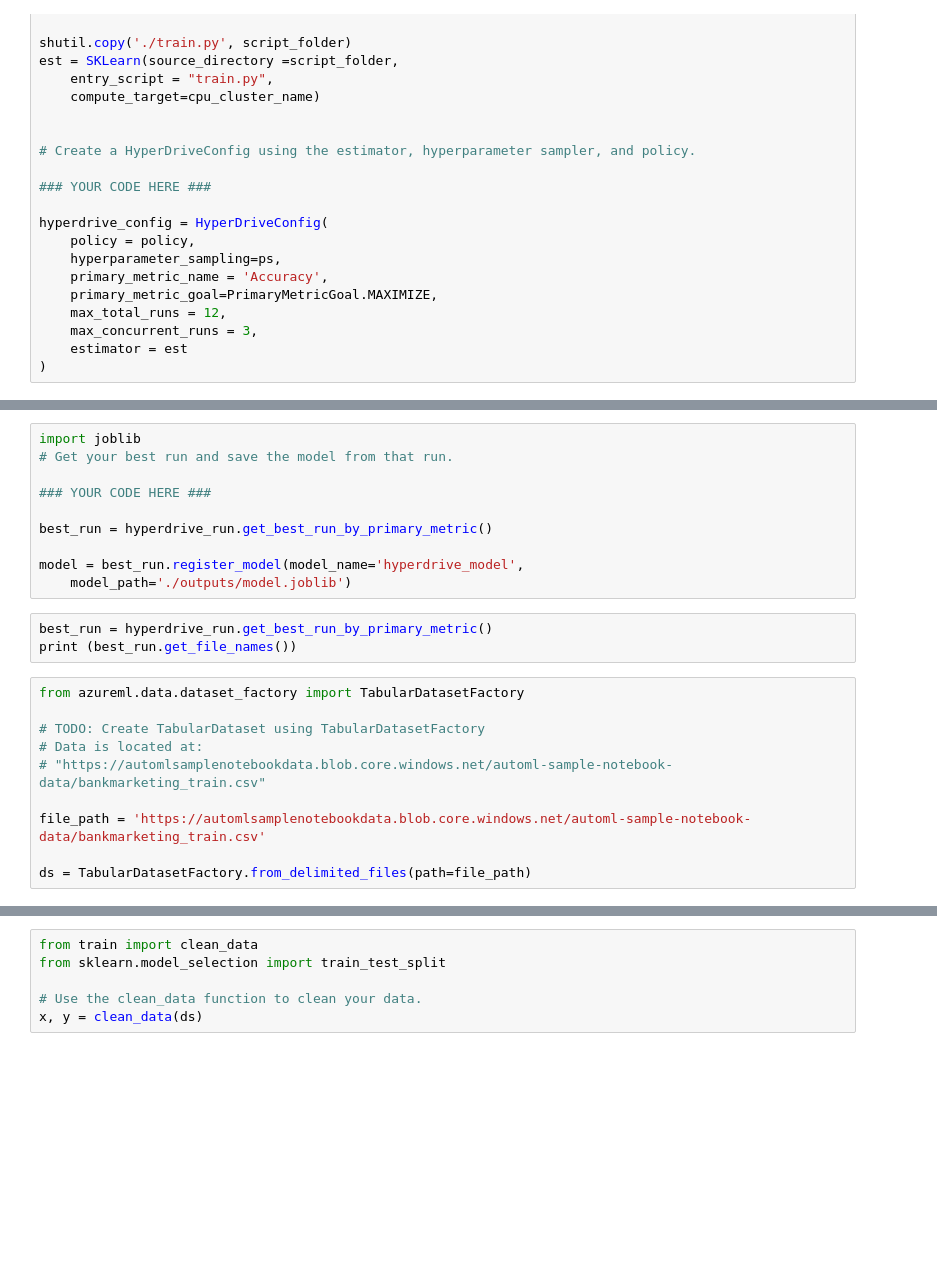
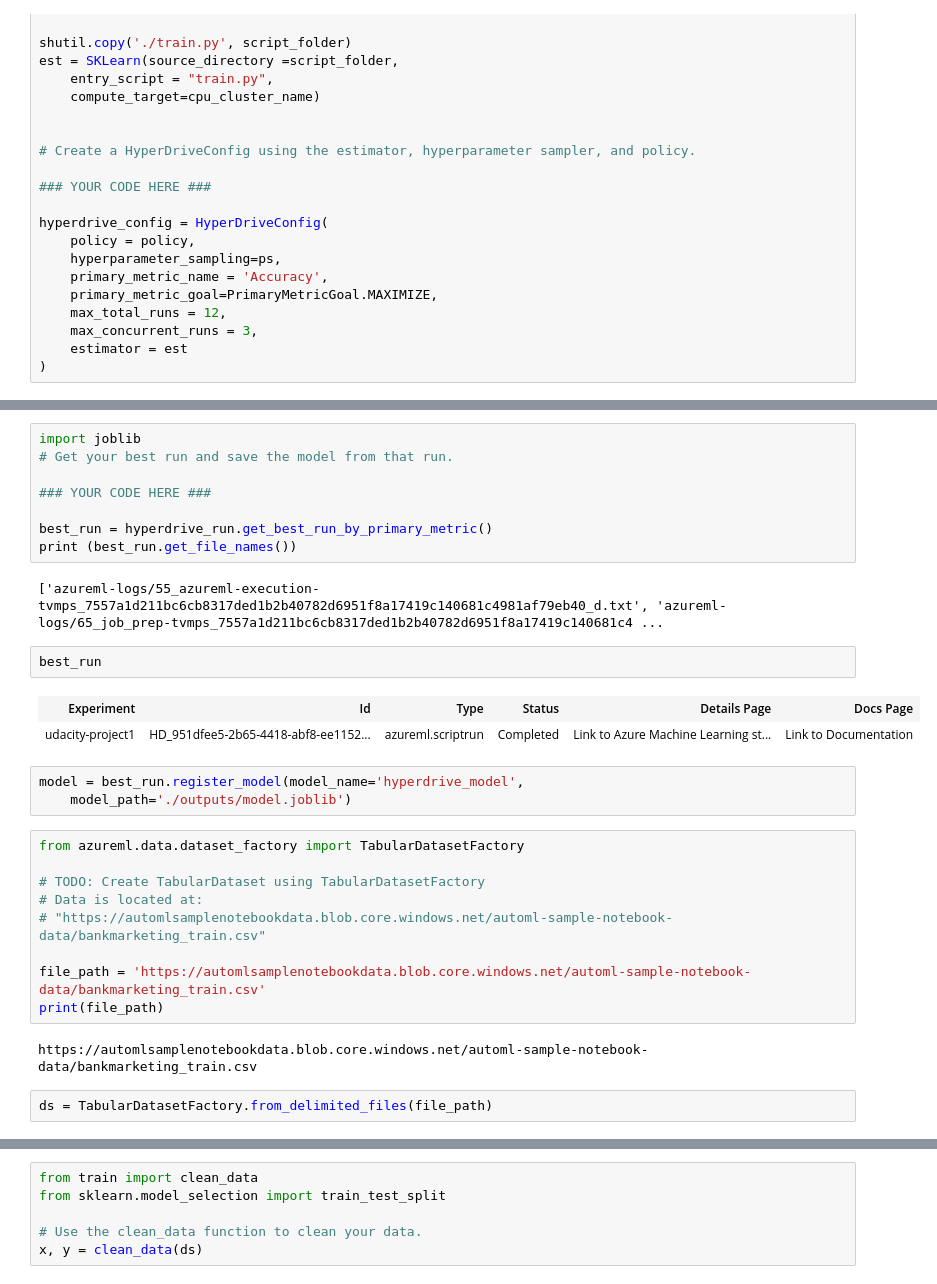
Before and after one commit to SRH-NC/Optimizing_Pipeline_Azure, a Jupyter notebook: udacity-project.ipynb, the cells around one changed output, grey strips where cells are left out. Drawn from its saved outputs; the diff is of its cells as text; blank space fills up the shorter version.

Commit message:
Final commit for Project 1

```diff
--- a/udacity-project.ipynb
+++ b/udacity-project.ipynb
@@ -122,12 +123,17 @@ import joblib
 ### YOUR CODE HERE ###
 
 best_run = hyperdrive_run.get_best_run_by_primary_metric()
-
-model = best_run.register_model(model_name='hyperdrive_model',
-    model_path='./outputs/model.joblib')
+print (best_run.get_file_names())
+# %% [output]
+['azureml-logs/55_azureml-execution-tvmps_7557a1d211bc6cb8317ded1b2b40782d6951f8a17419c140681c4981af79eb40_d.txt', 'azureml-logs/65_job_prep-tvmps_7557a1d211bc6cb8317ded1b2b40782d6951f8a17419c140681c4 ...
-# %%
-best_run = hyperdrive_run.get_best_run_by_primary_metric()
-print (best_run.get_file_names())
+# %%
+best_run
+# %% [output]
+| Experiment | Id | Type | Status | Details Page | Docs Page |
+| udacity-project1 | HD_951dfee5-2b65-4418-abf8-ee1152... | azureml.scriptrun | Completed | Link to Azure Machine Learning st... | Link to Documentation |
+# %%
+model = best_run.register_model(model_name='hyperdrive_model',
+    model_path='./outputs/model.joblib')
 # %%
 from azureml.data.dataset_factory import TabularDatasetFactory
 
@@ -136,5 +142,8 @@ from azureml.data.dataset_factory import TabularDatasetFactory
 # "https://automlsamplenotebookdata.blob.core.windows.net/automl-sample-notebook-data/bankmarketing_train.csv"
 
 file_path = 'https://automlsamplenotebookdata.blob.core.windows.net/automl-sample-notebook-data/bankmarketing_train.csv'
-
-ds = TabularDatasetFactory.from_delimited_files(path=file_path)
+print(file_path)
+# %% [output]
+https://automlsamplenotebookdata.blob.core.windows.net/automl-sample-notebook-data/bankmarketing_train.csv
+# %%
+ds = TabularDatasetFactory.from_delimited_files(file_path)
```
Also changed, not shown: parts of 3 cells of this notebook.
